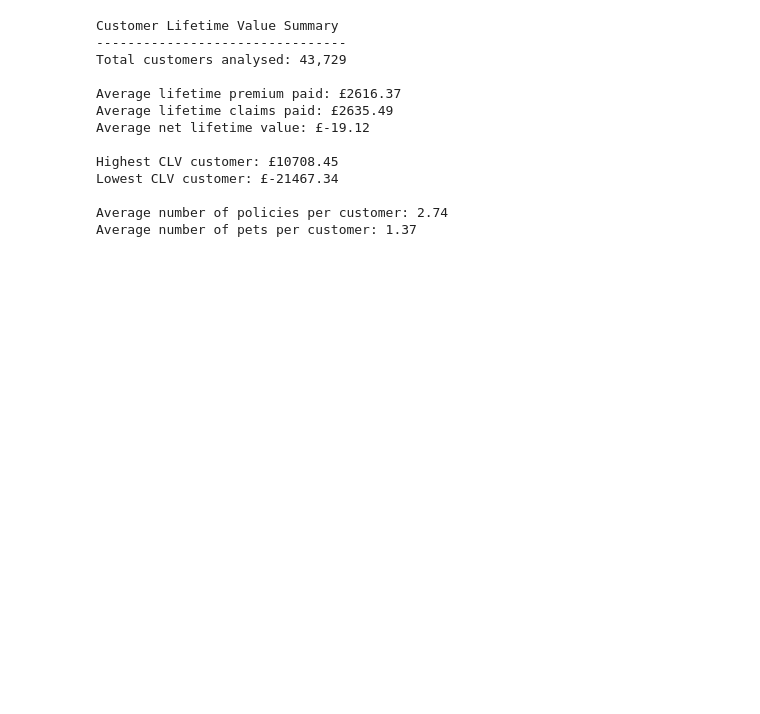
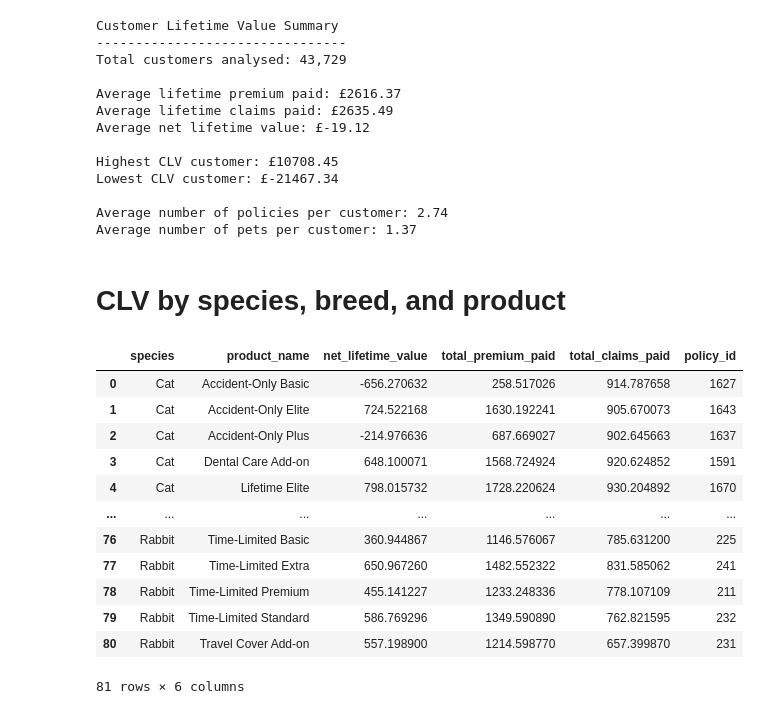
Before and after one commit to lee-grover-92/Professional-Portfolio, a Jupyter notebook: Pet Insurance Analytics Project/notebooks/customer_lifetime_value.ipynb, the cells around one changed output. Saved outputs shown, nothing was run; the diff lists cells and outputs as text; code cells hidden in the pictures; blank space fills up the shorter version.

```diff
--- a/Pet Insurance Analytics Project/notebooks/customer_lifetime_value.ipynb
+++ b/Pet Insurance Analytics Project/notebooks/customer_lifetime_value.ipynb
@@ -131,3 +132,27 @@ Lowest CLV customer: £-21467.34
 
 Average number of policies per customer: 2.74
 Average number of pets per customer: 1.37
+# %% [markdown]
+# CLV by species, breed, and product
+# %%
+segment_clv = clv.groupby(["species", "product_name"]).agg({
+    "net_lifetime_value": "mean",
+    "total_premium_paid": "mean",
+    "total_claims_paid": "mean",
+    "policy_id": "count"
+}).reset_index()
+segment_clv
+# %% [output]
+|  | species | product_name | net_lifetime_value | total_premium_paid | total_claims_paid | policy_id |
+| 0 | Cat | Accident-Only Basic | -656.270632 | 258.517026 | 914.787658 | 1627 |
+| 1 | Cat | Accident-Only Elite | 724.522168 | 1630.192241 | 905.670073 | 1643 |
+| 2 | Cat | Accident-Only Plus | -214.976636 | 687.669027 | 902.645663 | 1637 |
+| 3 | Cat | Dental Care Add-on | 648.100071 | 1568.724924 | 920.624852 | 1591 |
+| 4 | Cat | Lifetime Elite | 798.015732 | 1728.220624 | 930.204892 | 1670 |
+| ... | ... | ... | ... | ... | ... | ... |
+| 76 | Rabbit | Time-Limited Basic | 360.944867 | 1146.576067 | 785.631200 | 225 |
+| 77 | Rabbit | Time-Limited Extra | 650.967260 | 1482.552322 | 831.585062 | 241 |
+| 78 | Rabbit | Time-Limited Premium | 455.141227 | 1233.248336 | 778.107109 | 211 |
+| 79 | Rabbit | Time-Limited Standard | 586.769296 | 1349.590890 | 762.821595 | 232 |
+| 80 | Rabbit | Travel Cover Add-on | 557.198900 | 1214.598770 | 657.399870 | 231 |
+81 rows × 6 columns
```
Also changed, not shown: parts of 17 cells of this notebook, 2 other files.
